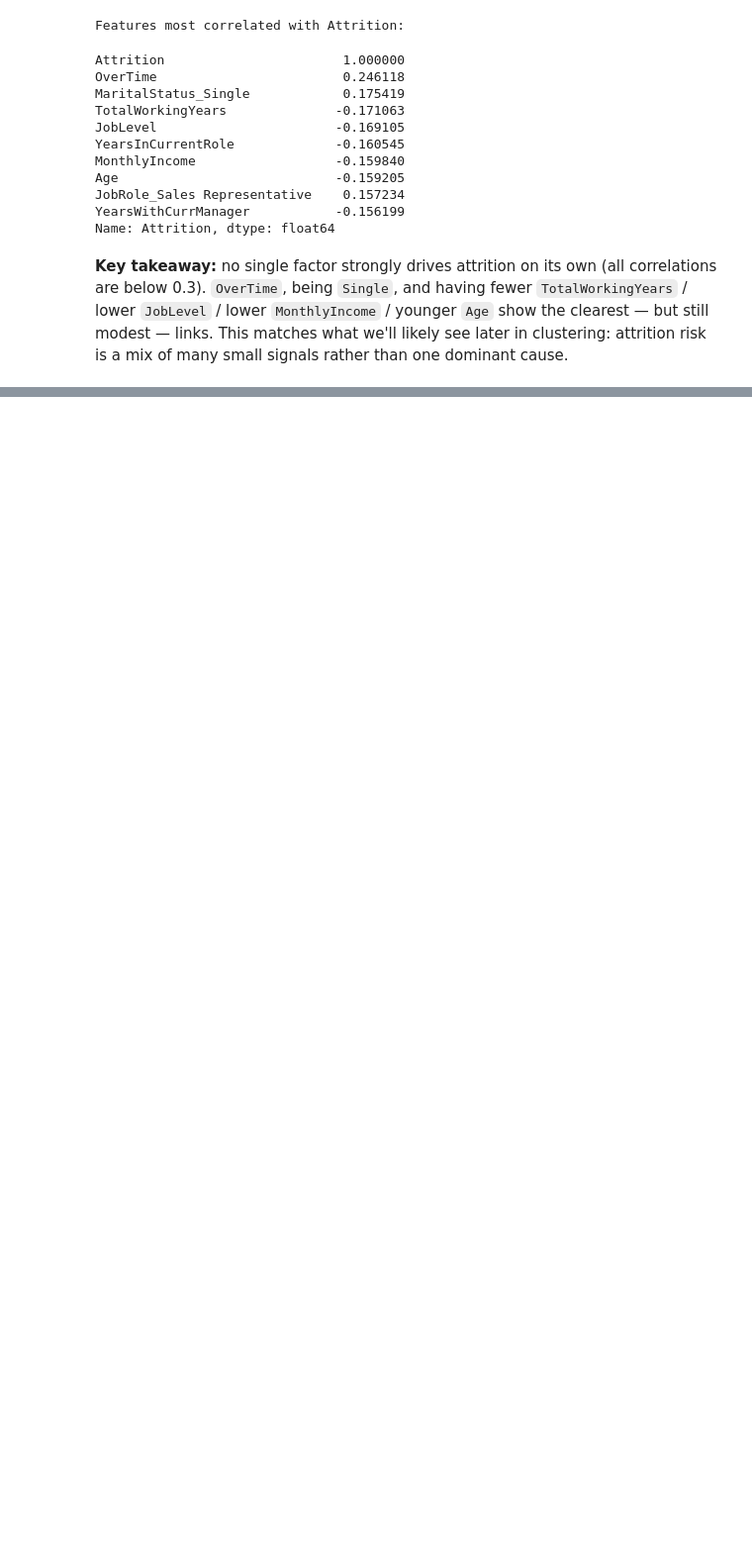
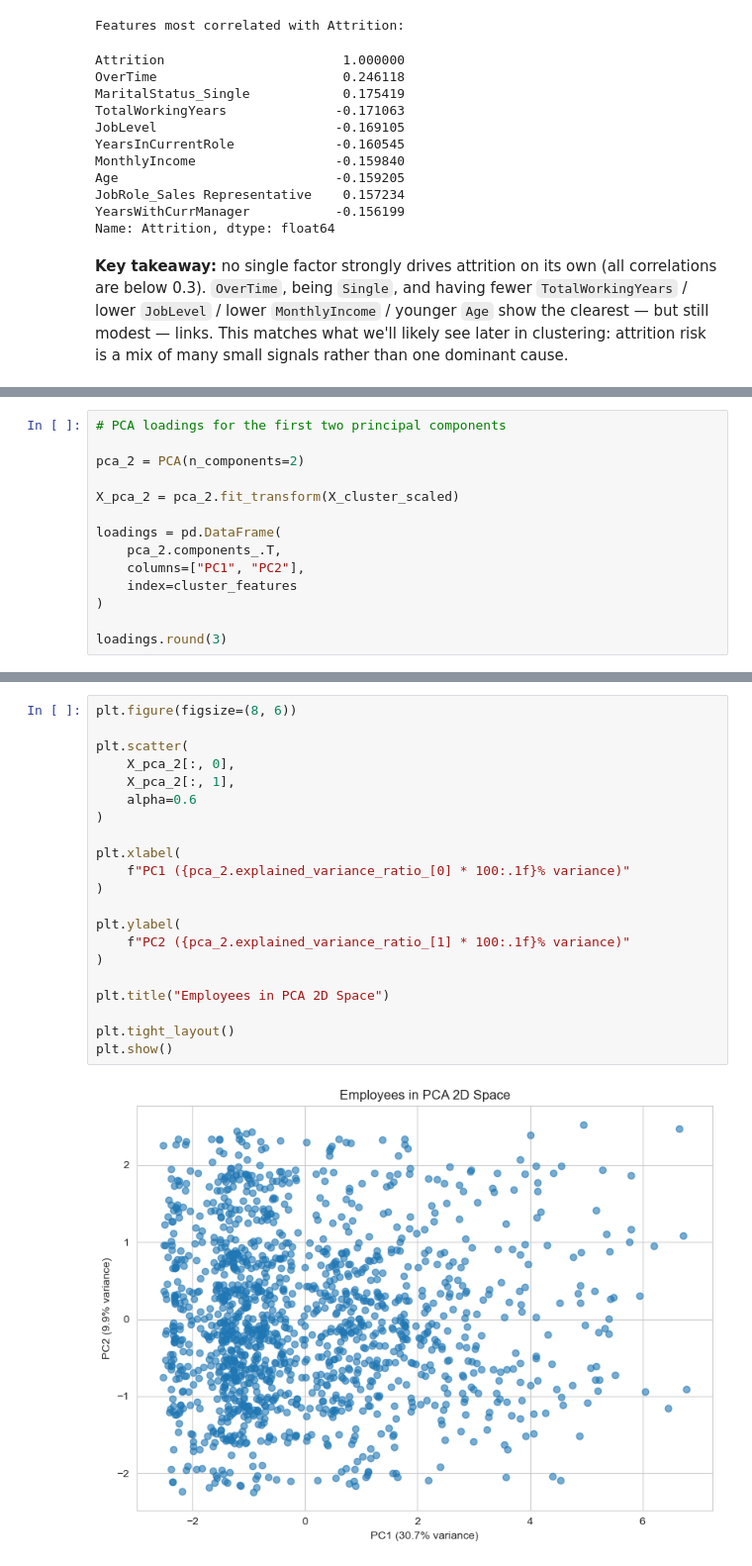
Before and after one commit to iradukunda123/-group08-flight-risk, a Jupyter notebook: group08-flight-risk.ipynb, the cells around one changed output, grey strips where cells are left out. Shown at 99% size. Cells and saved outputs as stored; diff of their text form; blank space fills up the shorter version.

```diff
--- a/group08-flight-risk.ipynb
+++ b/group08-flight-risk.ipynb
@@ -330,0 +555,14 @@ than one dominant cause.
+# %%
+# PCA loadings for the first two principal components
+
+pca_2 = PCA(n_components=2)
+
+X_pca_2 = pca_2.fit_transform(X_cluster_scaled)
+
+loadings = pd.DataFrame(
+    pca_2.components_.T,
+    columns=["PC1", "PC2"],
+    index=cluster_features
+)
+
+loadings.round(3)
@@ -330,0 +640,23 @@ than one dominant cause.
+# %%
+plt.figure(figsize=(8, 6))
+
+plt.scatter(
+    X_pca_2[:, 0],
+    X_pca_2[:, 1],
+    alpha=0.6
+)
+
+plt.xlabel(
+    f"PC1 ({pca_2.explained_variance_ratio_[0] * 100:.1f}% variance)"
+)
+
+plt.ylabel(
+    f"PC2 ({pca_2.explained_variance_ratio_[1] * 100:.1f}% variance)"
+)
+
+plt.title("Employees in PCA 2D Space")
+
+plt.tight_layout()
+plt.show()
+# %% [output]
+[figure, added]
```
Also changed, not shown: parts of 42 cells of this notebook, 6 other files.
